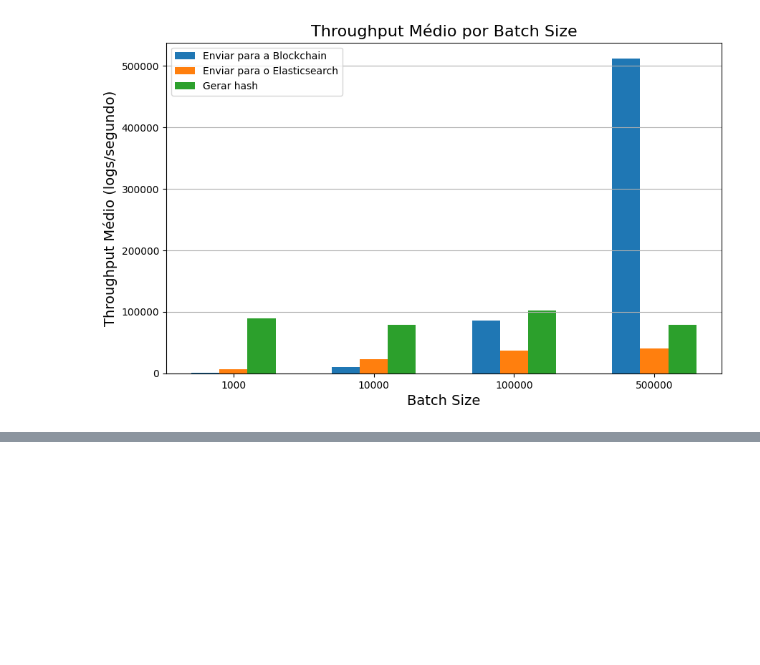
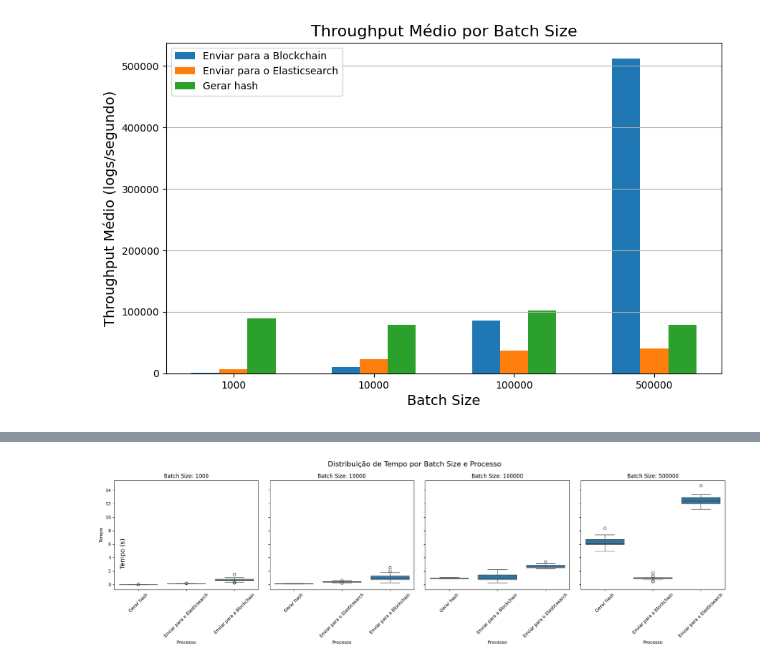
Before and after one commit to luizfelmach/auditalogs, a Jupyter notebook: audita-tests/latencia.ipynb, the cells around one changed output, grey strips where cells are left out. Cells and saved outputs as stored; diff of their text form; code cells hidden in the pictures; blank space fills up the shorter version.

```diff
--- a/audita-tests/latencia.ipynb
+++ b/audita-tests/latencia.ipynb
@@ -109,0 +276,56 @@ plot_throughput_bar_chart(grouped_df)
+# %%
+import pandas as pd
+import matplotlib.pyplot as plt
+import seaborn as sns
+
+# Importando o CSV
+df = pd.read_csv("./latencia.csv")
+
+# Convertendo os tempos para segundos
+def convert_to_seconds(time_str):
+    if 'ms' in time_str:
+        return float(time_str.replace('ms', '')) / 1000
+    elif 's' in time_str:
+        return float(time_str.replace('s', ''))
+    else:
+        return float(time_str)
+
+# Aplicando a conversão de tempo
+df['Tempo'] = df['Tempo'].apply(convert_to_seconds)
+
+# Obtendo os batch sizes únicos
+batch_sizes = df['Batch Size'].unique()
+
+# Configurando a figura com subplots
+num_batches = len(batch_sizes)
+fig, axes = plt.subplots(1, num_batches, figsize=(5*num_batches, 6), sharey=True)
+
+# Verificando se há apenas um batch size para ajustar a criação dos subplots
+if num_batches == 1:
+    axes = [axes]
+
+# Criando box plot para cada batch size
+for i, batch_size in enumerate(batch_sizes):
+    # Filtrando dados para o batch size atual
+    df_batch = df[df['Batch Size'] == batch_size]
+
+    # Criando o box plot
+    sns.boxplot(x='Processo', y='Tempo', data=df_batch, ax=axes[i])
+
+    # Configurações do subplot
+    axes[i].set_title(f'Batch Size: {batch_size}')
+    axes[i].set_xlabel('Processo')
+
+    # Rotacionar labels do eixo x se necessário
+    axes[i].tick_params(axis='x', rotation=45)
+
+# Configurações gerais da figura
+fig.suptitle('Distribuição de Tempo por Batch Size e Processo', fontsize=16)
+plt.tight_layout()
+
+# Adicionar label de tempo no eixo y apenas uma vez
+fig.text(0.04, 0.5, 'Tempo (s)', va='center', rotation='vertical', fontsize=14)
+
+plt.show()
+# %% [output]
+[figure, added]
```
Also changed, not shown: parts of 8 cells of this notebook.
